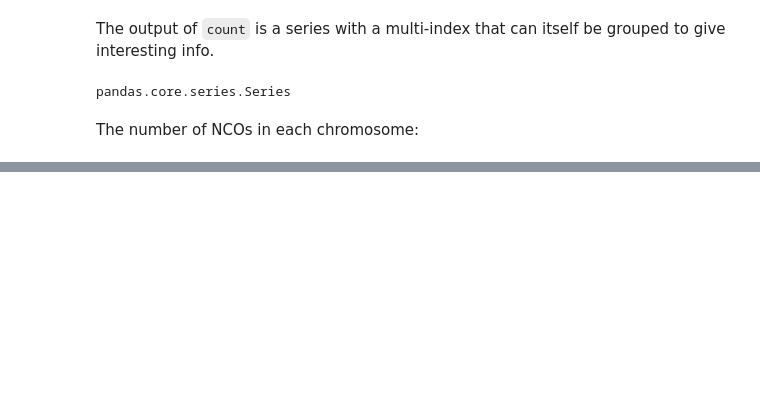
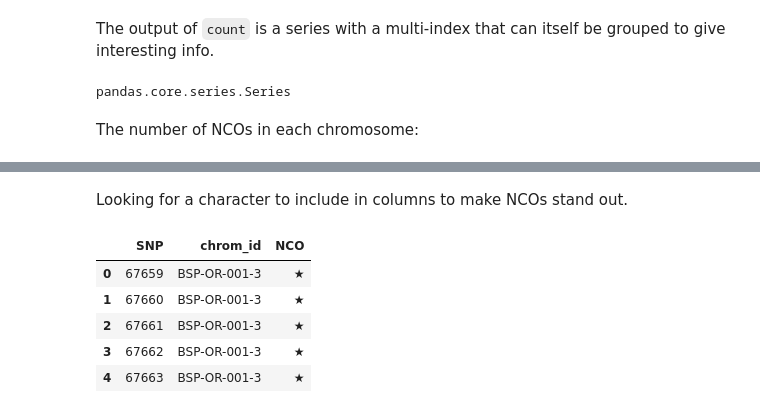
Before and after one commit to conery/crossovers, a Jupyter notebook: sandbox/post.ipynb, the cells around one changed output, grey strips where cells are left out. Drawn from its saved outputs; the diff is of its cells as text; code cells hidden in the pictures; blank space fills up the shorter version.

```diff
--- a/sandbox/post.ipynb
+++ b/sandbox/post.ipynb
@@ -217,0 +226,14 @@ np.float64(23.0)
+# %% [markdown]
+Looking for a character to include in columns to make NCOs stand out.
+# %%
+# df['NCO'] = '✓'
+df['NCO'] = '★'
+# %%
+df[['SNP','chrom_id','NCO']].head()
+# %% [output]
+|  | SNP | chrom_id | NCO |
+| 0 | 67659 | BSP-OR-001-3 | ★ |
+| 1 | 67660 | BSP-OR-001-3 | ★ |
+| 2 | 67661 | BSP-OR-001-3 | ★ |
+| 3 | 67662 | BSP-OR-001-3 | ★ |
+| 4 | 67663 | BSP-OR-001-3 | ★ |
```
Also changed, not shown: parts of 9 cells of this notebook, 4 other files.
